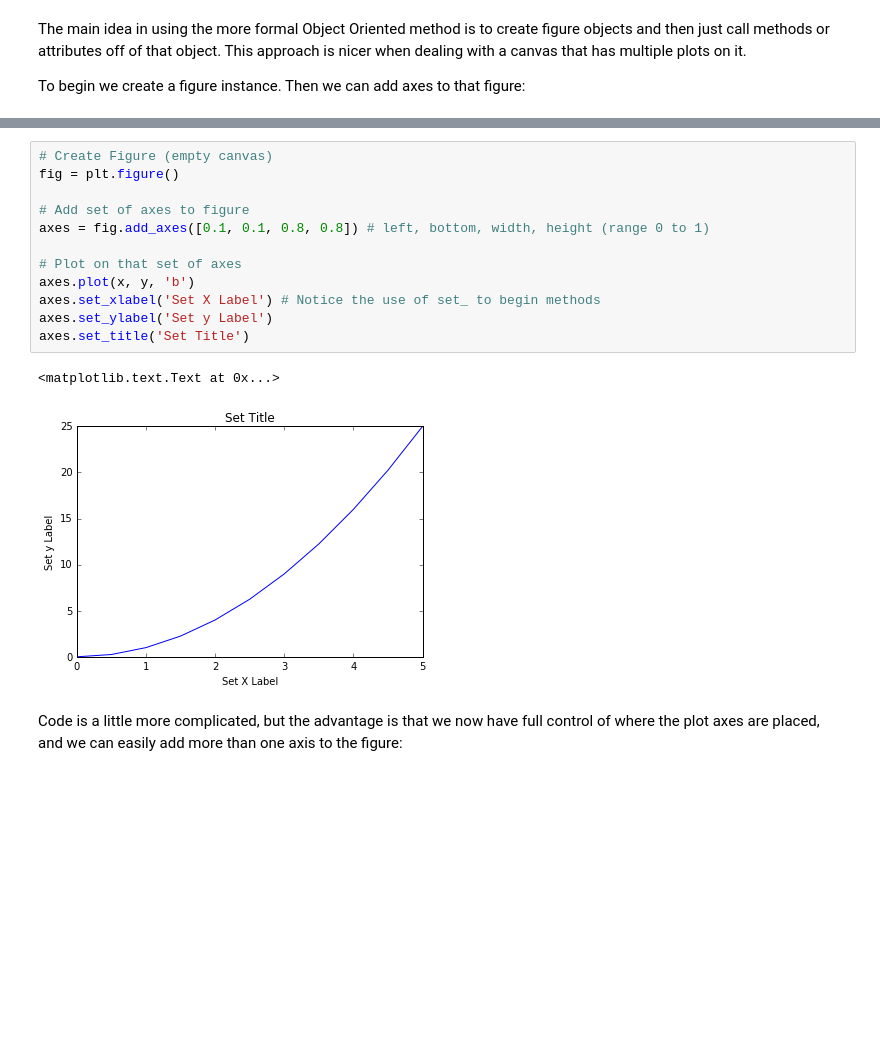
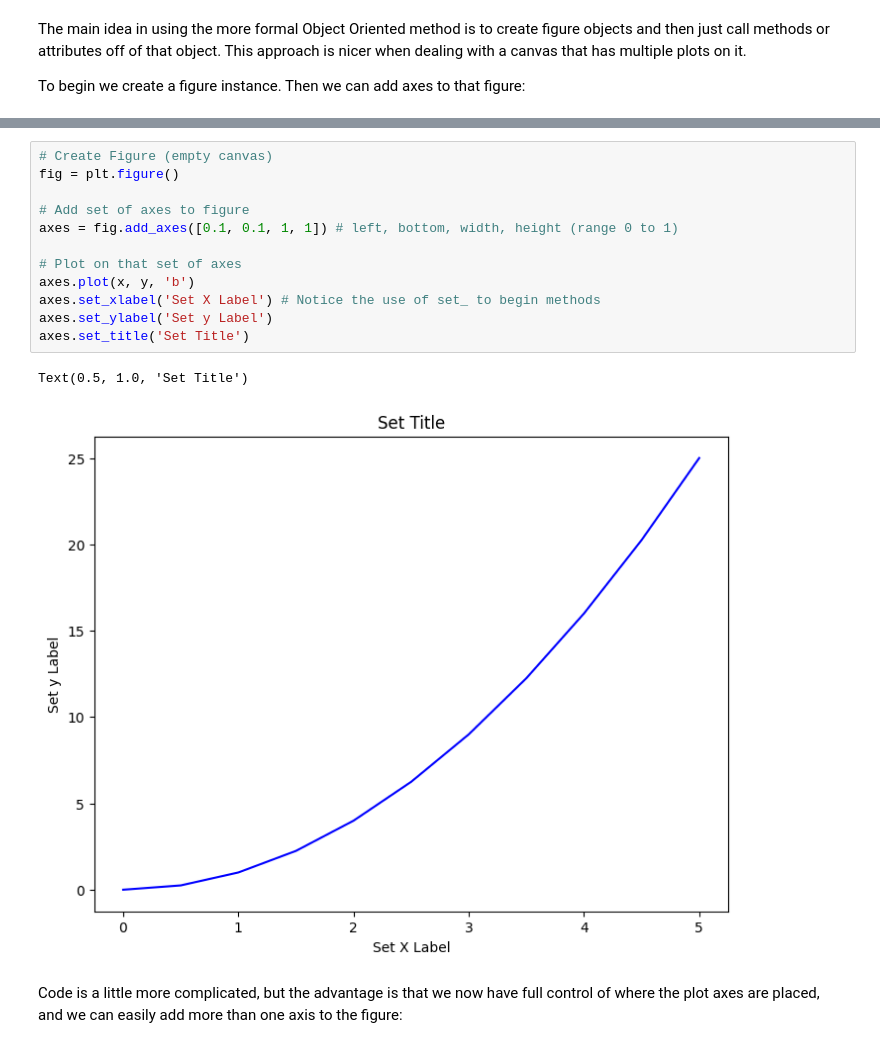
Before and after one commit to Maaz-Bin-Haider/DataScience-and-MachineLearning, a Jupyter notebook: Refactored_Py_DS_ML_Bootcamp-master/05-Data-Visualization-with-Matplotlib/01-Matplotlib Concepts Lecture.ipynb, the cells around one changed output, grey strips where cells are left out. Drawn from its saved outputs; the diff is of its cells as text; blank space fills up the shorter version.

Commit message:
matplotlib OBJ oriented plotting basics

```diff
--- a/Refactored_Py_DS_ML_Bootcamp-master/05-Data-Visualization-with-Matplotlib/01-Matplotlib Concepts Lecture.ipynb
+++ b/Refactored_Py_DS_ML_Bootcamp-master/05-Data-Visualization-with-Matplotlib/01-Matplotlib Concepts Lecture.ipynb
@@ -117,18 +139,18 @@ To begin we create a figure instance. Then we can add axes to that figure:
 # %%
 # Create Figure (empty canvas)
 fig = plt.figure()
 
 # Add set of axes to figure
-axes = fig.add_axes([0.1, 0.1, 0.8, 0.8]) # left, bottom, width, height (range 0 to 1)
+axes = fig.add_axes([0.1, 0.1, 1, 1]) # left, bottom, width, height (range 0 to 1)
 
 # Plot on that set of axes
 axes.plot(x, y, 'b')
 axes.set_xlabel('Set X Label') # Notice the use of set_ to begin methods
 axes.set_ylabel('Set y Label')
 axes.set_title('Set Title')
 # %% [output]
-<matplotlib.text.Text at 0x...>
+Text(0.5, 1.0, 'Set Title')
-[figure, old version]
+[figure, new version]
 # %% [markdown]
 Code is a little more complicated, but the advantage is that we now have full control of where the plot axes are placed, and we can easily add more than one axis to the figure:
 # %%
```
Also changed, not shown: parts of 22 cells of this notebook, 1 other file.
